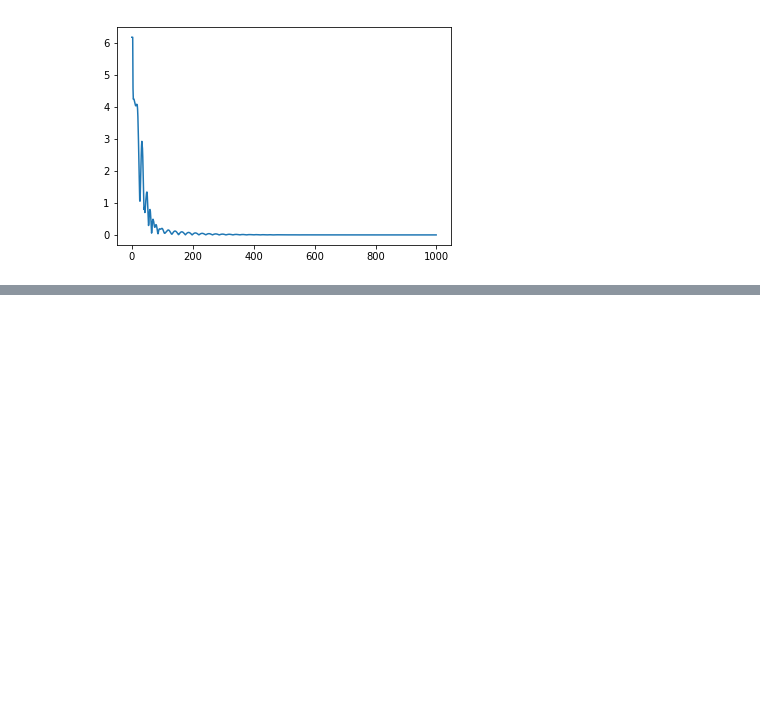
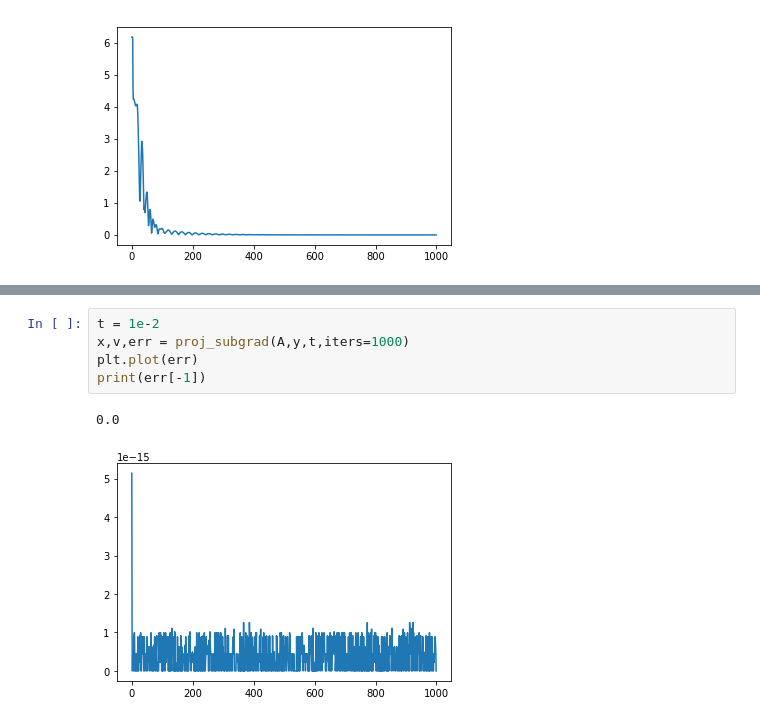
Before and after one commit to adityasinha379/Sparse-Recovery-of-Heard-Speech-Spectrogram, a Jupyter notebook: Project_as5624_vsr2119.ipynb, the cells around one changed output, grey strips where cells are left out. Saved outputs shown, nothing was run; the diff lists cells and outputs as text; blank space fills up the shorter version.

```diff
--- a/Project_as5624_vsr2119.ipynb
+++ b/Project_as5624_vsr2119.ipynb
@@ -33,0 +98,8 @@ print(err[-1])
+# %%
+t = 1e-2
+x,v,err = proj_subgrad(A,y,t,iters=1000)
+plt.plot(err)
+print(err[-1])
+# %% [output]
+0.0
+[figure, added]
```
Also changed, not shown: parts of 3 cells of this notebook.
